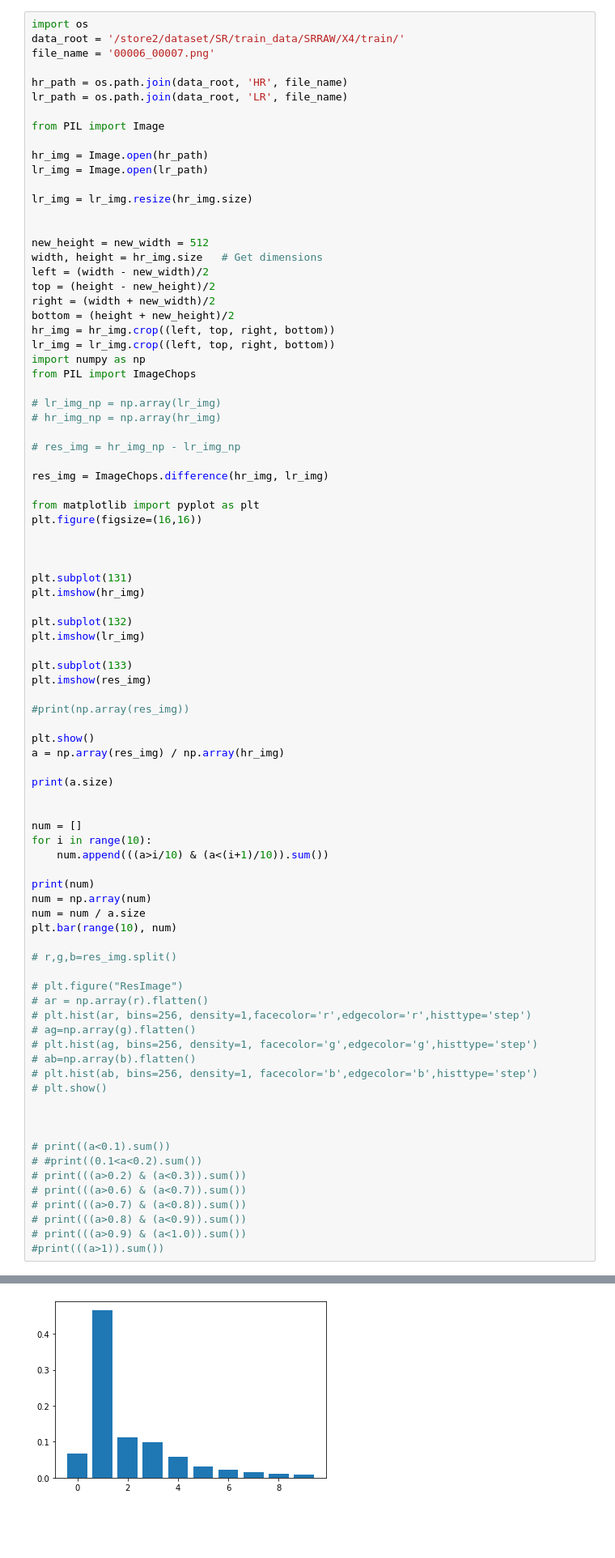
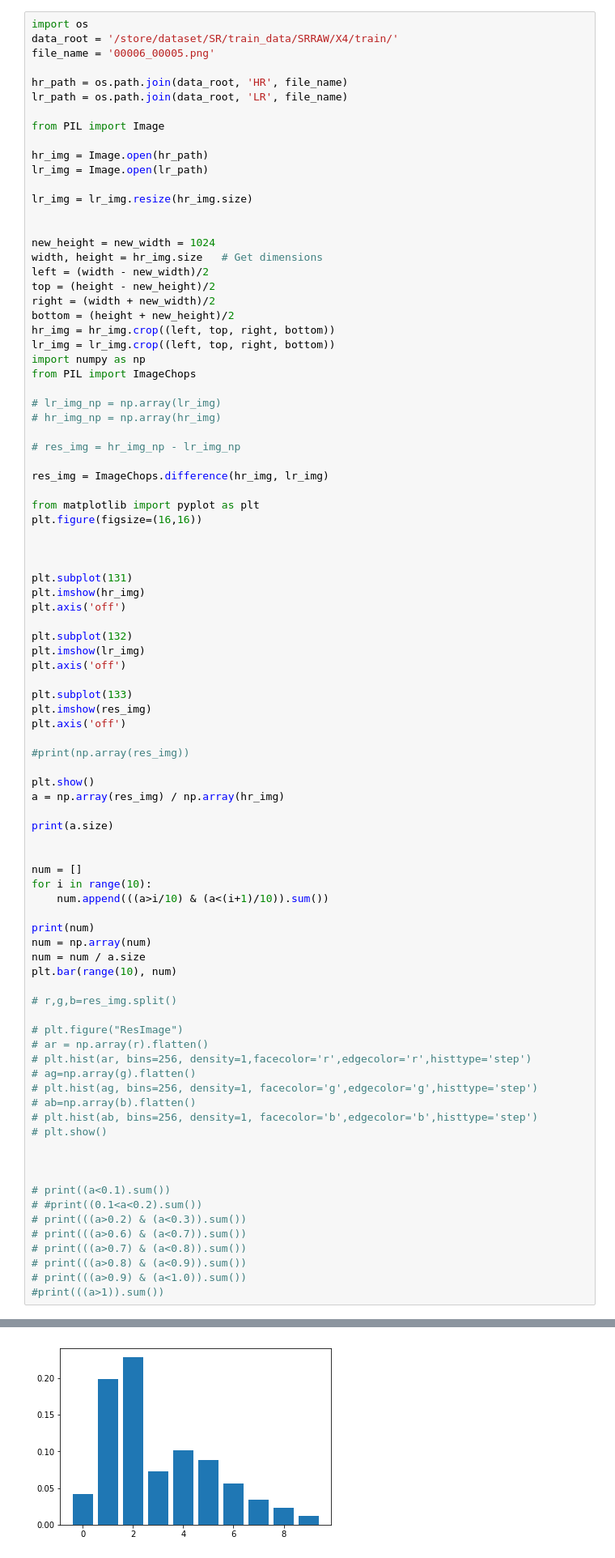
Before and after one commit to selous123/pytorch_zoom, a Jupyter notebook: zoom-pytorch.ipynb, the cells around one changed output, grey strips where cells are left out. Shown: that part at 81% size. Drawn from its saved outputs; the diff is of its cells as text; blank space fills up the shorter version.

```diff
--- a/zoom-pytorch.ipynb
+++ b/zoom-pytorch.ipynb
@@ -287,8 +287,8 @@ if h % n != 0 or w % n != 0 :
     raise ValueError("n: %d can not be division by h: %d or w: %d" %(n, h, w))
 # %%
 import os
-data_root = '/store2/dataset/SR/train_data/SRRAW/X4/train/'
-file_name = '00006_00007.png'
+data_root = '/store/dataset/SR/train_data/SRRAW/X4/train/'
+file_name = '00006_00005.png'
 
 hr_path = os.path.join(data_root, 'HR', file_name)
 lr_path = os.path.join(data_root, 'LR', file_name)
@@ -301,7 +301,7 @@ lr_img = Image.open(lr_path)
 lr_img = lr_img.resize(hr_img.size)
 
 
-new_height = new_width = 512
+new_height = new_width = 1024
 width, height = hr_img.size   # Get dimensions
 left = (width - new_width)/2
 top = (height - new_height)/2
@@ -326,12 +326,15 @@ plt.figure(figsize=(16,16))
 
 plt.subplot(131)
 plt.imshow(hr_img)
+plt.axis('off')
 
 plt.subplot(132)
 plt.imshow(lr_img)
+plt.axis('off')
 
 plt.subplot(133)
 plt.imshow(res_img)
+plt.axis('off')
 
 #print(np.array(res_img))
 
@@ -378,5 +381,5 @@ plt.bar(range(10), num)
 <BarContainer object of 10 artists>
-[figure, old version]
+[figure, new version]
 # %%
 import seaborn as sns
 import numpy as np
```
Also changed, not shown: parts of 4 cells of this notebook, 40 other files.
